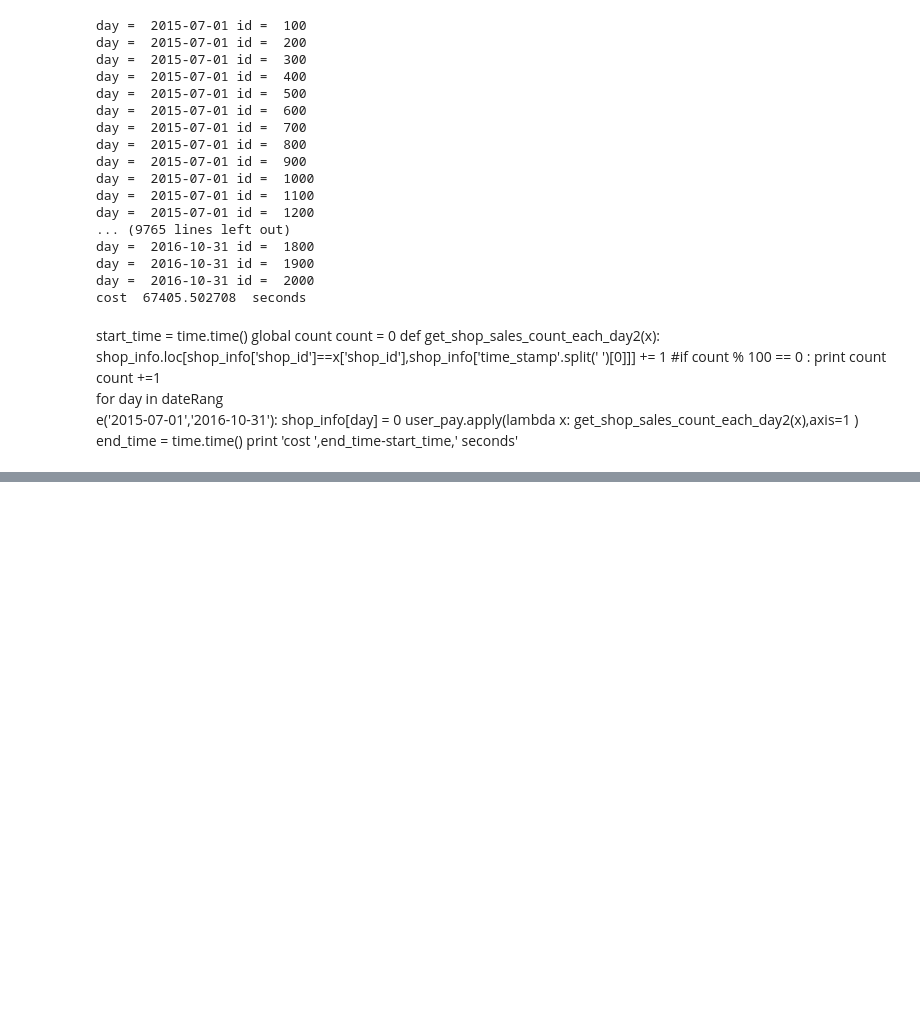
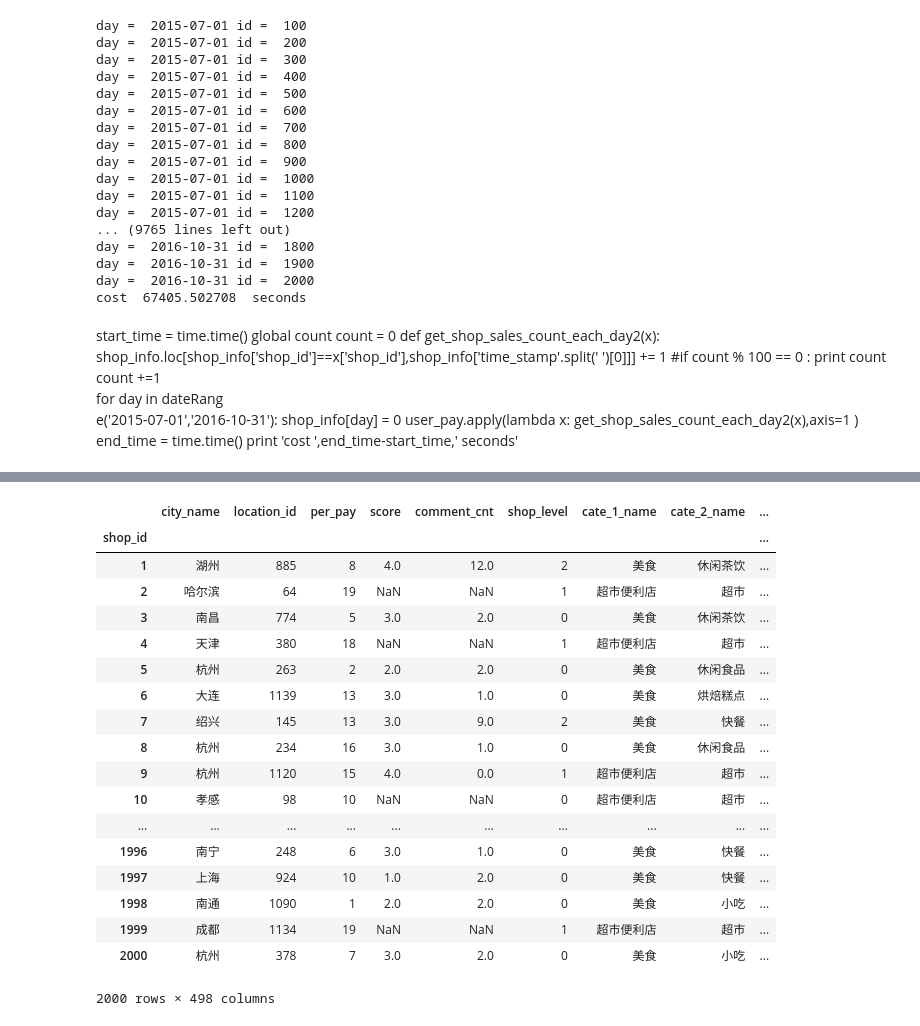
Before and after one commit to wakemeup-xyz/TianChi_IJCAI-17_sales_prediction_code, a Jupyter notebook: Data Split & Cal.ipynb, the cells around one changed output, grey strips where cells are left out. Saved outputs shown, nothing was run; the diff lists cells and outputs as text; code cells hidden in the pictures; blank space fills up the shorter version.

```diff
--- a/Data Split & Cal.ipynb
+++ b/Data Split & Cal.ipynb
@@ -230,3 +230,8 @@ e('2015-07-01','2016-10-31'):
 user_pay.apply(lambda x: get_shop_sales_count_each_day2(x),axis=1 )
 end_time = time.time()
 print 'cost ',end_time-start_time,' seconds'
+# %%
+user_view = pd.read_table(path+'dataset/user_view.txt',names=['user_id','shop_id','time_stamp'],header=None,delimiter=',',encoding='utf8',delim_whitespace=False,index_col=False)
+# %%
+time_index = pd.to_datetime(user_view['time_stamp'].tolist())
+user_view.index = time_index
@@ -232,0 +247,15 @@ print 'cost ',end_time-start_time,' seconds'
+# %%
+start_time = time.time()
+def get_shop_view_count_each_day(x,day):
+    if x in [247, 367, 1752]:
+        return 0
+    if x % 100 == 0:
+        print 'day = ',day,'id = ',x
+    return len(user_view[user_view['shop_id'] == x][day])
+
+for day in dateRange('2015-07-01','2016-10-31'):
+    shop_info['view_'+day] = shop_info['shop_id'].apply(lambda x: get_shop_view_count_each_day(x,day))
+    #print 'day = ',day
+end_time = time.time()
+print 'cost ',end_time-start_time,' seconds'
+#  估计用时为 489 × 166/3600 = 22.4h 实际用时 18.7h
@@ -232,0 +282,22 @@ print 'cost ',end_time-start_time,' seconds'
+# %%
+shop_info
+# %% [output]
+|  | city_name | location_id | per_pay | score | comment_cnt | shop_level | cate_1_name | cate_2_name | ... |
+| shop_id |  |  |  |  |  |  |  |  | ... |
+| 1 | 湖州 | 885 | 8 | 4.0 | 12.0 | 2 | 美食 | 休闲茶饮 | ... |
+| 2 | 哈尔滨 | 64 | 19 | NaN | NaN | 1 | 超市便利店 | 超市 | ... |
+| 3 | 南昌 | 774 | 5 | 3.0 | 2.0 | 0 | 美食 | 休闲茶饮 | ... |
+| 4 | 天津 | 380 | 18 | NaN | NaN | 1 | 超市便利店 | 超市 | ... |
+| 5 | 杭州 | 263 | 2 | 2.0 | 2.0 | 0 | 美食 | 休闲食品 | ... |
+| 6 | 大连 | 1139 | 13 | 3.0 | 1.0 | 0 | 美食 | 烘焙糕点 | ... |
+| 7 | 绍兴 | 145 | 13 | 3.0 | 9.0 | 2 | 美食 | 快餐 | ... |
+| 8 | 杭州 | 234 | 16 | 3.0 | 1.0 | 0 | 美食 | 休闲食品 | ... |
+| 9 | 杭州 | 1120 | 15 | 4.0 | 0.0 | 1 | 超市便利店 | 超市 | ... |
+| 10 | 孝感 | 98 | 10 | NaN | NaN | 0 | 超市便利店 | 超市 | ... |
+| ... | ... | ... | ... | ... | ... | ... | ... | ... | ... |
+| 1996 | 南宁 | 248 | 6 | 3.0 | 1.0 | 0 | 美食 | 快餐 | ... |
+| 1997 | 上海 | 924 | 10 | 1.0 | 2.0 | 0 | 美食 | 快餐 | ... |
+| 1998 | 南通 | 1090 | 1 | 2.0 | 2.0 | 0 | 美食 | 小吃 | ... |
+| 1999 | 成都 | 1134 | 19 | NaN | NaN | 1 | 超市便利店 | 超市 | ... |
+| 2000 | 杭州 | 378 | 7 | 3.0 | 2.0 | 0 | 美食 | 小吃 | ... |
+2000 rows × 498 columns
```
Also changed, not shown: parts of 5 cells of this notebook, 3 other files.
